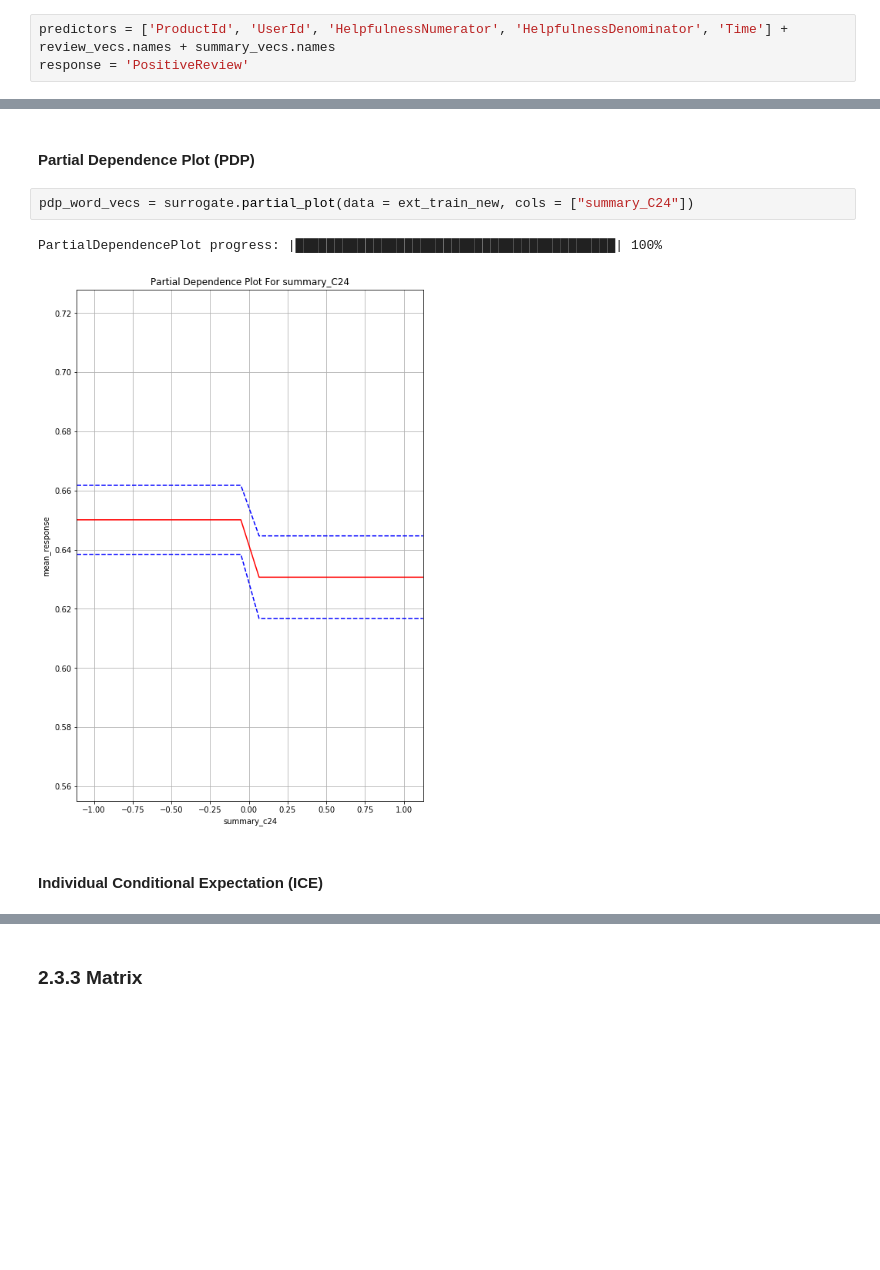
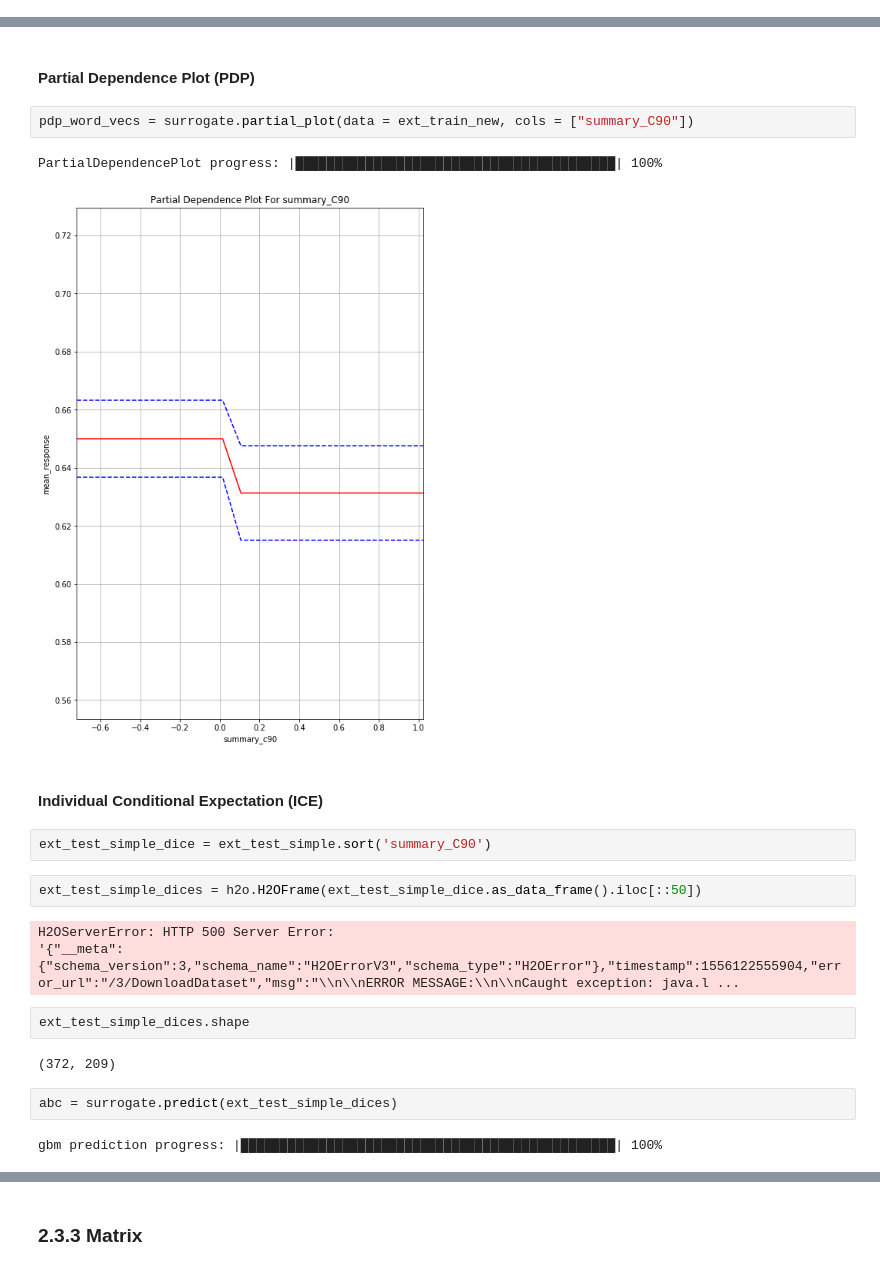
Before and after one commit to MandyMY/AI-Addin, a Jupyter notebook: Final Project.ipynb, the cells around one changed output, grey strips where cells are left out. Saved outputs shown, nothing was run; the diff lists cells and outputs as text; blank space fills up the shorter version.

```diff
--- a/Final Project.ipynb
+++ b/Final Project.ipynb
@@ -380,9 +356,6 @@ from IPython.display import display
 %matplotlib inline
 # %% [markdown]
 ### 2.3.1 Train & Fit Model
-# %%
-predictors = ['ProductId', 'UserId', 'HelpfulnessNumerator', 'HelpfulnessDenominator', 'Time'] + review_vecs.names + summary_vecs.names
-response = 'PositiveReview'
 # %%
 # initialize single tree surrogate model
 model_id = 'dt_surrogate_mojo'
@@ -409,10 +378,25 @@ surrogate.varimp_plot()
 # %% [markdown]
 #### Partial Dependence Plot (PDP)
 # %%
-pdp_word_vecs = surrogate.partial_plot(data = ext_train_new, cols = ["summary_C24"])
+pdp_word_vecs = surrogate.partial_plot(data = ext_train_new, cols = ["summary_C90"])
 # %% [output]
 PartialDependencePlot progress: |█████████████████████████████████████████| 100%
-[figure, old version]
+[figure, new version]
 # %% [markdown]
 #### Individual Conditional Expectation (ICE)
+# %%
+ext_test_simple_dice = ext_test_simple.sort('summary_C90')
+# %%
+ext_test_simple_dices = h2o.H2OFrame(ext_test_simple_dice.as_data_frame().iloc[::50])
+# %% [output]
+H2OServerError: HTTP 500 Server Error:
+'{"__meta":{"schema_version":3,"schema_name":"H2OErrorV3","schema_type":"H2OError"},"timestamp":1556122555904,"error_url":"/3/DownloadDataset","msg":"\\n\\nERROR MESSAGE:\\n\\nCaught exception: java.l ...
+# %%
+ext_test_simple_dices.shape
+# %% [output]
+(372, 209)
+# %%
+abc = surrogate.predict(ext_test_simple_dices)
+# %% [output]
+gbm prediction progress: |████████████████████████████████████████████████| 100%
 # %%
```
Also changed, not shown: parts of 32 cells of this notebook, 1 other file.
